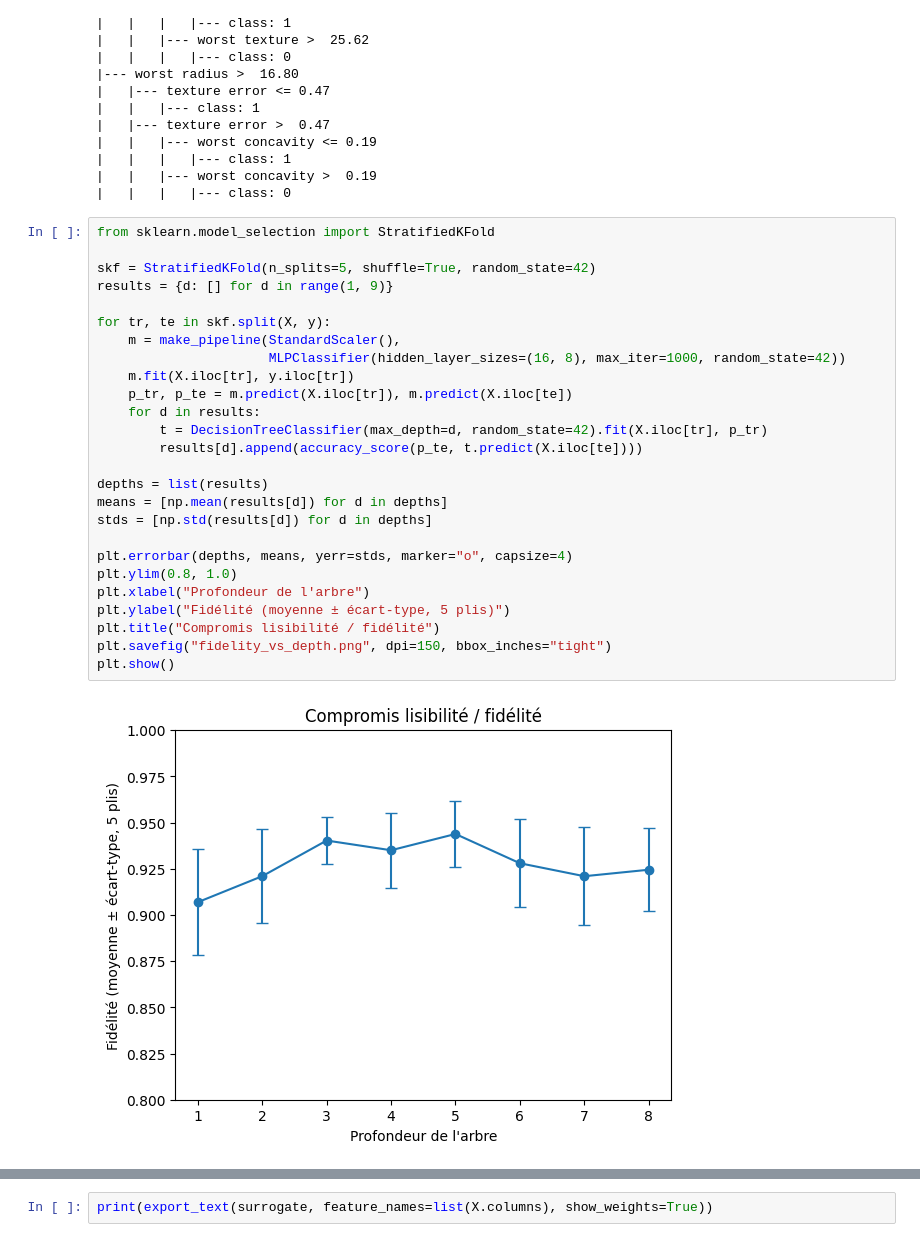
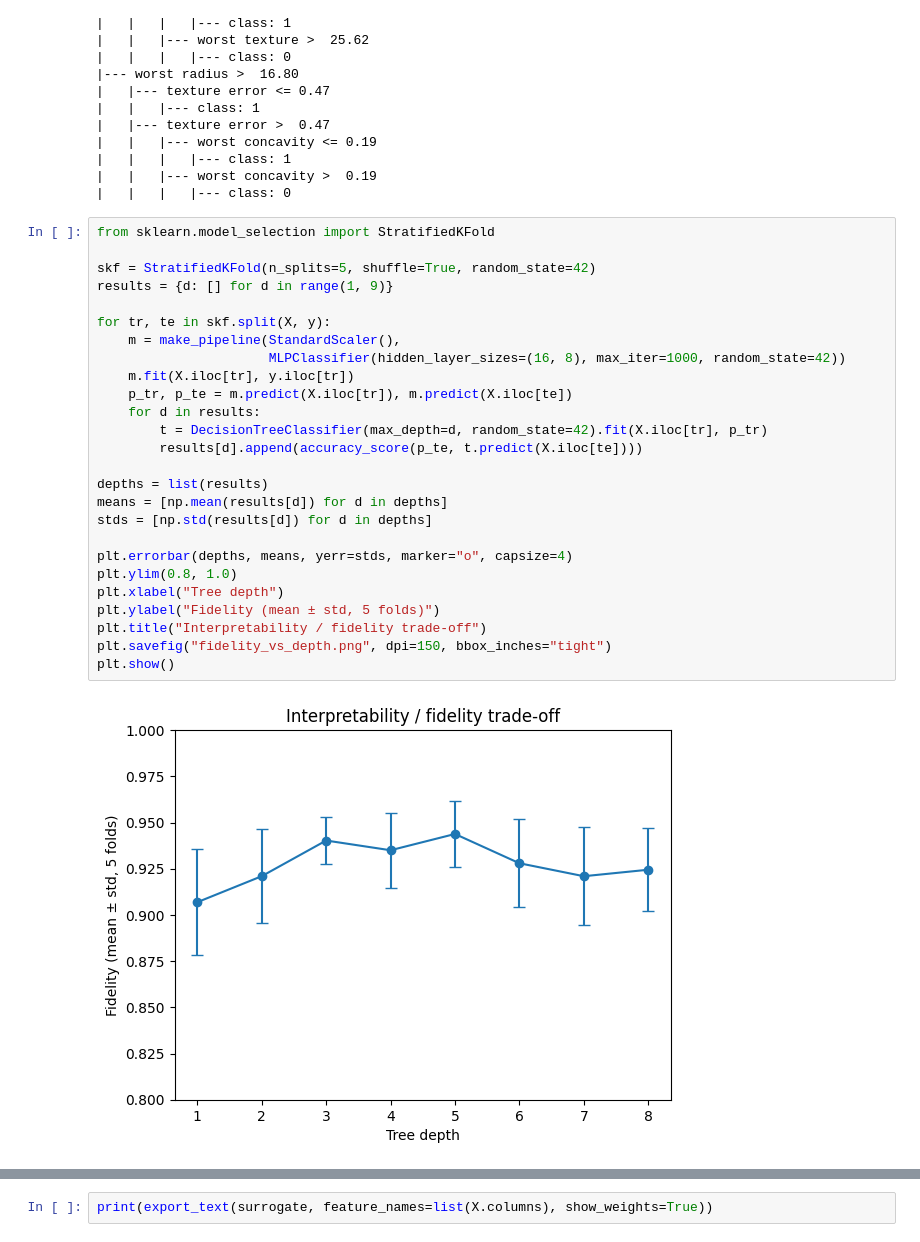
Before and after one commit to benouarababdelkader-sys/nn-rule-extraction-breast-cancer, a Jupyter notebook: breast_cancer_rule_extraction.ipynb, the cells around one changed output, grey strips where cells are left out. Saved outputs shown, nothing was run; the diff lists cells and outputs as text.

```diff
--- a/breast_cancer_rule_extraction.ipynb
+++ b/breast_cancer_rule_extraction.ipynb
@@ -111,28 +111,28 @@ print(export_text(surrogate, feature_names=list(X.columns)))
 # %%
 from sklearn.model_selection import StratifiedKFold
 
 skf = StratifiedKFold(n_splits=5, shuffle=True, random_state=42)
 results = {d: [] for d in range(1, 9)}
 
 for tr, te in skf.split(X, y):
     m = make_pipeline(StandardScaler(),
                       MLPClassifier(hidden_layer_sizes=(16, 8), max_iter=1000, random_state=42))
     m.fit(X.iloc[tr], y.iloc[tr])
     p_tr, p_te = m.predict(X.iloc[tr]), m.predict(X.iloc[te])
     for d in results:
         t = DecisionTreeClassifier(max_depth=d, random_state=42).fit(X.iloc[tr], p_tr)
         results[d].append(accuracy_score(p_te, t.predict(X.iloc[te])))
 
 depths = list(results)
 means = [np.mean(results[d]) for d in depths]
 stds = [np.std(results[d]) for d in depths]
 
 plt.errorbar(depths, means, yerr=stds, marker="o", capsize=4)
 plt.ylim(0.8, 1.0)
-plt.xlabel("Profondeur de l'arbre")
-plt.ylabel("Fidélité (moyenne ± écart-type, 5 plis)")
-plt.title("Compromis lisibilité / fidélité")
+plt.xlabel("Tree depth")
+plt.ylabel("Fidelity (mean ± std, 5 folds)")
+plt.title("Interpretability / fidelity trade-off")
 plt.savefig("fidelity_vs_depth.png", dpi=150, bbox_inches="tight")
 plt.show()
 # %% [output]
-[figure, old version]
+[figure, new version]
```
Also changed, not shown: parts of 6 cells of this notebook.
